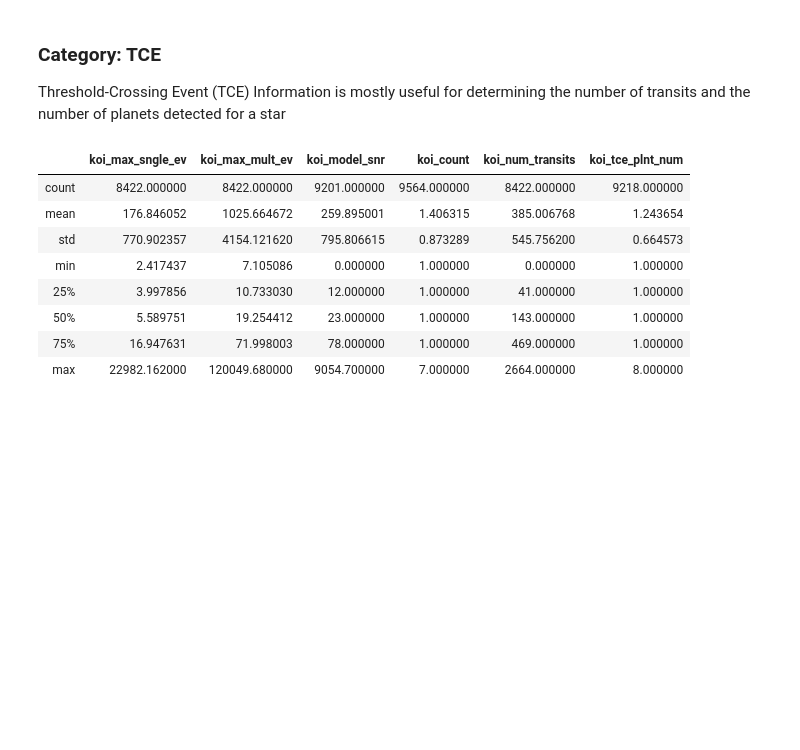
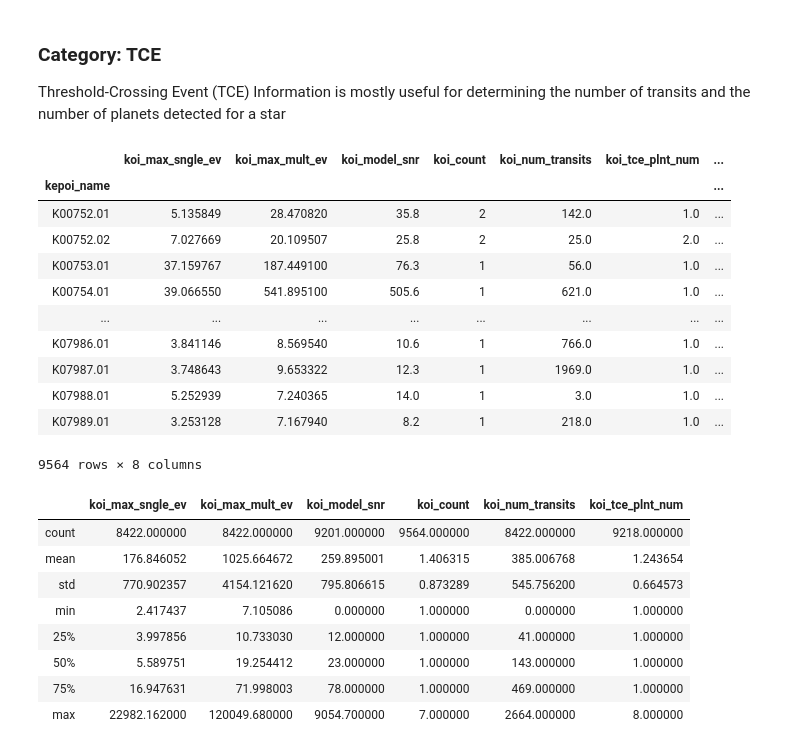
Before and after one commit to JamesMcGuigan/dataset-kepler, a Jupyter notebook: 00_koi_tabular_view.ipynb, the cells around one changed output. Drawn from its saved outputs; the diff is of its cells as text; code cells hidden in the pictures; blank space fills up the shorter version.

```diff
--- a/00_koi_tabular_view.ipynb
+++ b/00_koi_tabular_view.ipynb
@@ -321,6 +321,21 @@ array(['koi'], dtype=object)
 ### Category: TCE
 
 Threshold-Crossing Event (TCE) Information is mostly useful for determining the number of transits and the number of planets detected for a star
+# %%
+koi['TCE']
+# %% [output]
+|  | koi_max_sngle_ev | koi_max_mult_ev | koi_model_snr | koi_count | koi_num_transits | koi_tce_plnt_num | ... |
+| kepoi_name |  |  |  |  |  |  | ... |
+| K00752.01 | 5.135849 | 28.470820 | 35.8 | 2 | 142.0 | 1.0 | ... |
+| K00752.02 | 7.027669 | 20.109507 | 25.8 | 2 | 25.0 | 2.0 | ... |
+| K00753.01 | 37.159767 | 187.449100 | 76.3 | 1 | 56.0 | 1.0 | ... |
+| K00754.01 | 39.066550 | 541.895100 | 505.6 | 1 | 621.0 | 1.0 | ... |
+| ... | ... | ... | ... | ... | ... | ... | ... |
+| K07986.01 | 3.841146 | 8.569540 | 10.6 | 1 | 766.0 | 1.0 | ... |
+| K07987.01 | 3.748643 | 9.653322 | 12.3 | 1 | 1969.0 | 1.0 | ... |
+| K07988.01 | 5.252939 | 7.240365 | 14.0 | 1 | 3.0 | 1.0 | ... |
+| K07989.01 | 3.253128 | 7.167940 | 8.2 | 1 | 218.0 | 1.0 | ... |
+9564 rows × 8 columns
 # %%
 koi['TCE'].describe()
 # %% [output]
```
Also changed, not shown: 2 other files.
